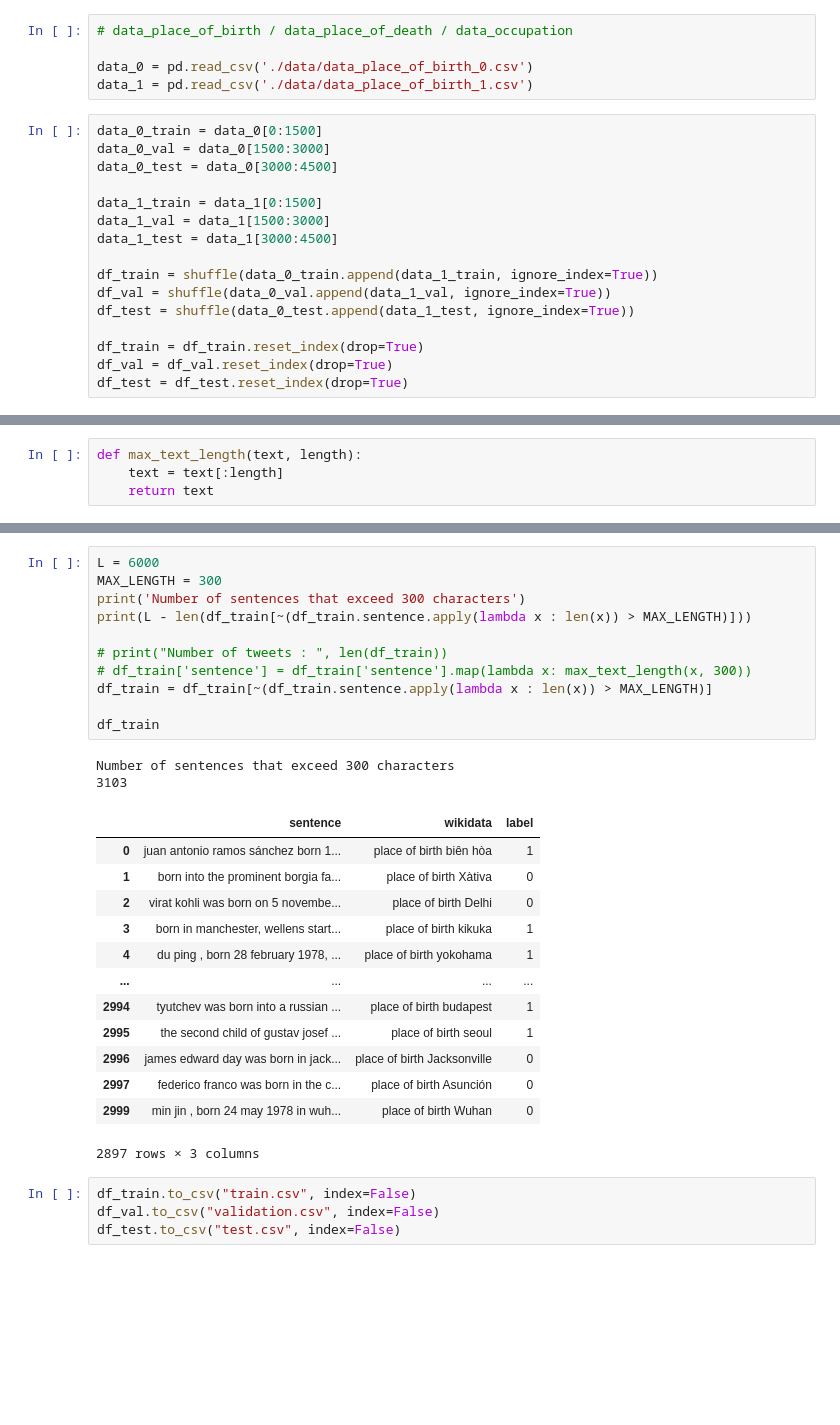
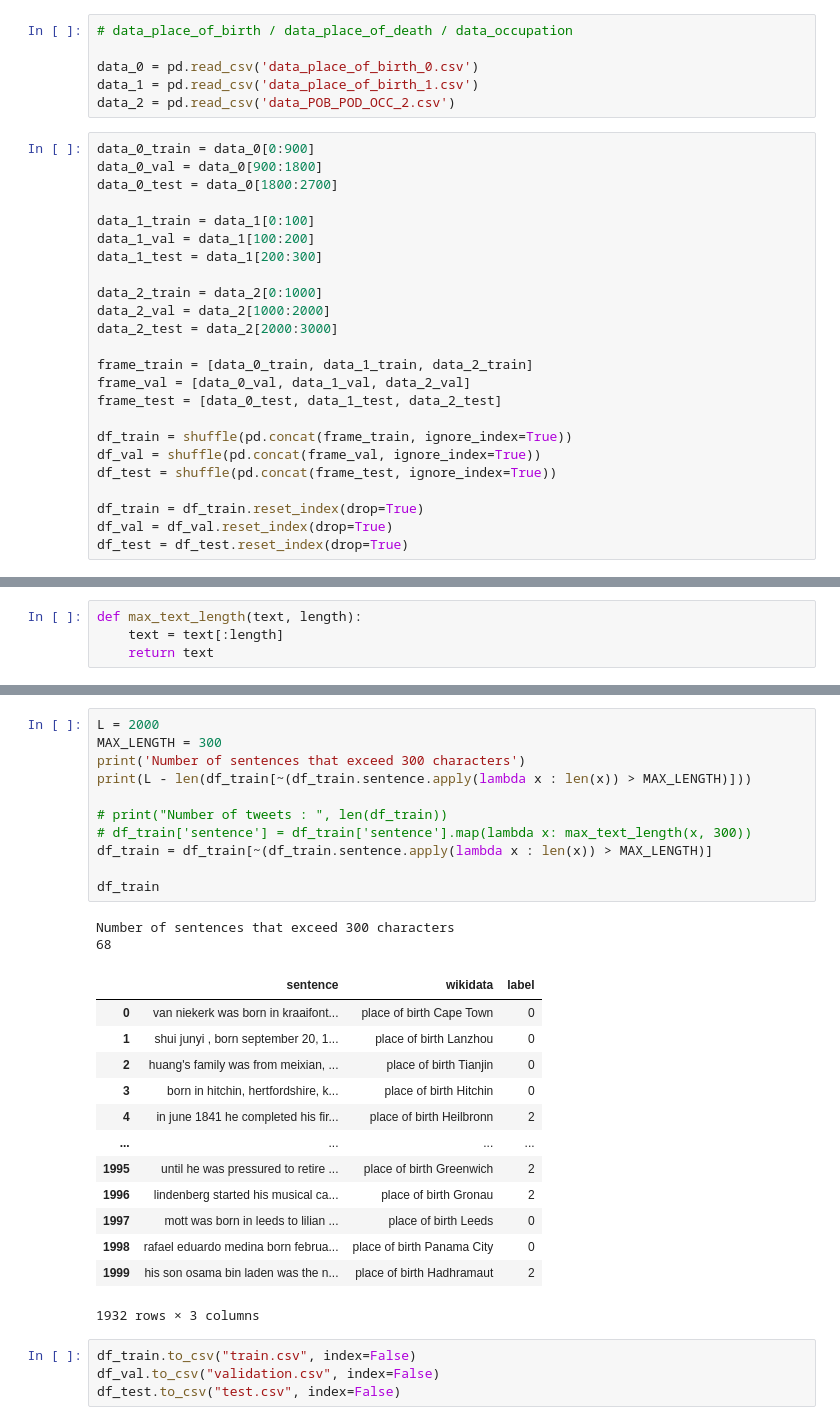
Before and after one commit to cyclonelee24/Wikipedia_Wikidata_Alignment, a Jupyter notebook: Wikidata_pretrained_BERT.ipynb, the cells around one changed output, grey strips where cells are left out. Saved outputs shown, nothing was run; the diff lists cells and outputs as text; blank space fills up the shorter version.

```diff
--- a/Wikidata_pretrained_BERT.ipynb
+++ b/Wikidata_pretrained_BERT.ipynb
@@ -36,20 +36,29 @@ from sklearn.utils import shuffle
 # %%
 # data_place_of_birth / data_place_of_death / data_occupation
 
-data_0 = pd.read_csv('./data/data_place_of_birth_0.csv')
-data_1 = pd.read_csv('./data/data_place_of_birth_1.csv')
+data_0 = pd.read_csv('data_place_of_birth_0.csv')
+data_1 = pd.read_csv('data_place_of_birth_1.csv')
+data_2 = pd.read_csv('data_POB_POD_OCC_2.csv')
 # %%
-data_0_train = data_0[0:1500]
-data_0_val = data_0[1500:3000]
-data_0_test = data_0[3000:4500]
+data_0_train = data_0[0:900]
+data_0_val = data_0[900:1800]
+data_0_test = data_0[1800:2700]
 
-data_1_train = data_1[0:1500]
-data_1_val = data_1[1500:3000]
-data_1_test = data_1[3000:4500]
+data_1_train = data_1[0:100]
+data_1_val = data_1[100:200]
+data_1_test = data_1[200:300]
 
-df_train = shuffle(data_0_train.append(data_1_train, ignore_index=True))
-df_val = shuffle(data_0_val.append(data_1_val, ignore_index=True))
-df_test = shuffle(data_0_test.append(data_1_test, ignore_index=True))
+data_2_train = data_2[0:1000]
+data_2_val = data_2[1000:2000]
+data_2_test = data_2[2000:3000]
+
+frame_train = [data_0_train, data_1_train, data_2_train]
+frame_val = [data_0_val, data_1_val, data_2_val]
+frame_test = [data_0_test, data_1_test, data_2_test]
+
+df_train = shuffle(pd.concat(frame_train, ignore_index=True))
+df_val = shuffle(pd.concat(frame_val, ignore_index=True))
+df_test = shuffle(pd.concat(frame_test, ignore_index=True))
 
 df_train = df_train.reset_index(drop=True)
 df_val = df_val.reset_index(drop=True)
@@ -152,30 +161,30 @@ len(df_train)
 # %%
-L = 6000
+L = 2000
 MAX_LENGTH = 300
 print('Number of sentences that exceed 300 characters')
 print(L - len(df_train[~(df_train.sentence.apply(lambda x : len(x)) > MAX_LENGTH)]))
 
 # print("Number of tweets : ", len(df_train))
 # df_train['sentence'] = df_train['sentence'].map(lambda x: max_text_length(x, 300))
 df_train = df_train[~(df_train.sentence.apply(lambda x : len(x)) > MAX_LENGTH)]
 
 df_train
 # %% [output]
 Number of sentences that exceed 300 characters
-3103
+68
 |  | sentence | wikidata | label |
-| 0 | juan antonio ramos sánchez born 1... | place of birth biên hòa | 1 |
-| 1 | born into the prominent borgia fa... | place of birth Xàtiva | 0 |
-| 2 | virat kohli was born on 5 novembe... | place of birth Delhi | 0 |
-| 3 | born in manchester, wellens start... | place of birth kikuka | 1 |
-| 4 | du ping , born 28 february 1978, ... | place of birth yokohama | 1 |
+| 0 | van niekerk was born in kraaifont... | place of birth Cape Town | 0 |
+| 1 | shui junyi , born september 20, 1... | place of birth Lanzhou | 0 |
+| 2 | huang's family was from meixian, ... | place of birth Tianjin | 0 |
+| 3 | born in hitchin, hertfordshire, k... | place of birth Hitchin | 0 |
+| 4 | in june 1841 he completed his fir... | place of birth Heilbronn | 2 |
 | ... | ... | ... | ... |
-| 2994 | tyutchev was born into a russian ... | place of birth budapest | 1 |
-| 2995 | the second child of gustav josef ... | place of birth seoul | 1 |
-| 2996 | james edward day was born in jack... | place of birth Jacksonville | 0 |
-| 2997 | federico franco was born in the c... | place of birth Asunción | 0 |
-| 2999 | min jin , born 24 may 1978 in wuh... | place of birth Wuhan | 0 |
+| 1995 | until he was pressured to retire ... | place of birth Greenwich | 2 |
+| 1996 | lindenberg started his musical ca... | place of birth Gronau | 2 |
+| 1997 | mott was born in leeds to lilian ... | place of birth Leeds | 0 |
+| 1998 | rafael eduardo medina born februa... | place of birth Panama City | 0 |
+| 1999 | his son osama bin laden was the n... | place of birth Hadhramaut | 2 |
-2897 rows × 3 columns
+1932 rows × 3 columns
 # %%
 df_train.to_csv("train.csv", index=False)
 df_val.to_csv("validation.csv", index=False)
```
Also changed, not shown: parts of 24 cells of this notebook.
